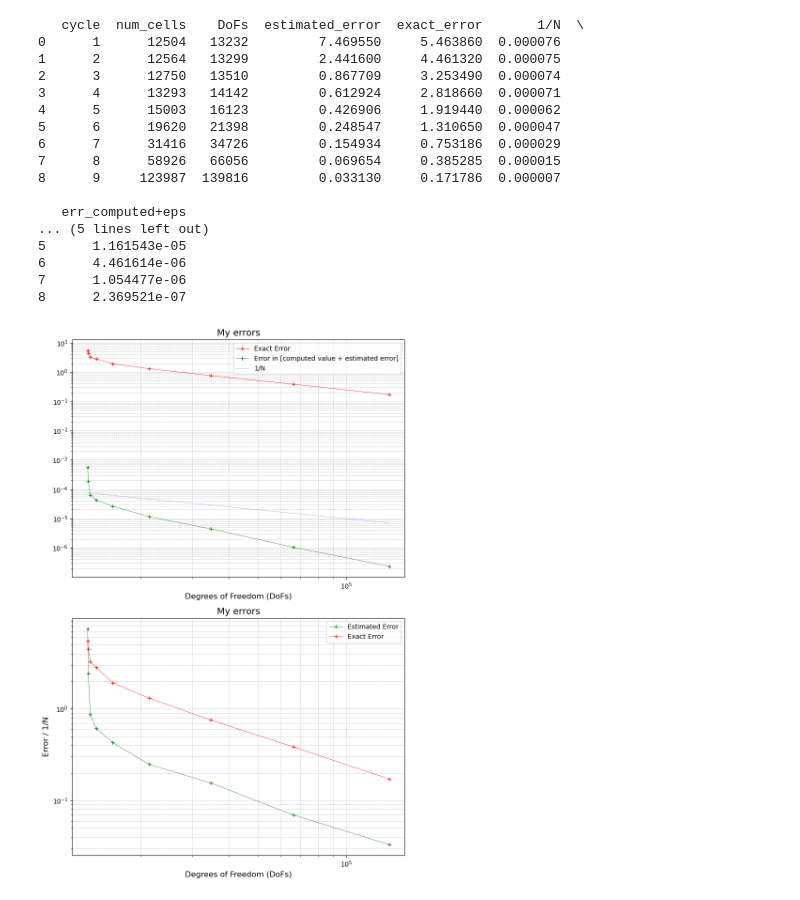
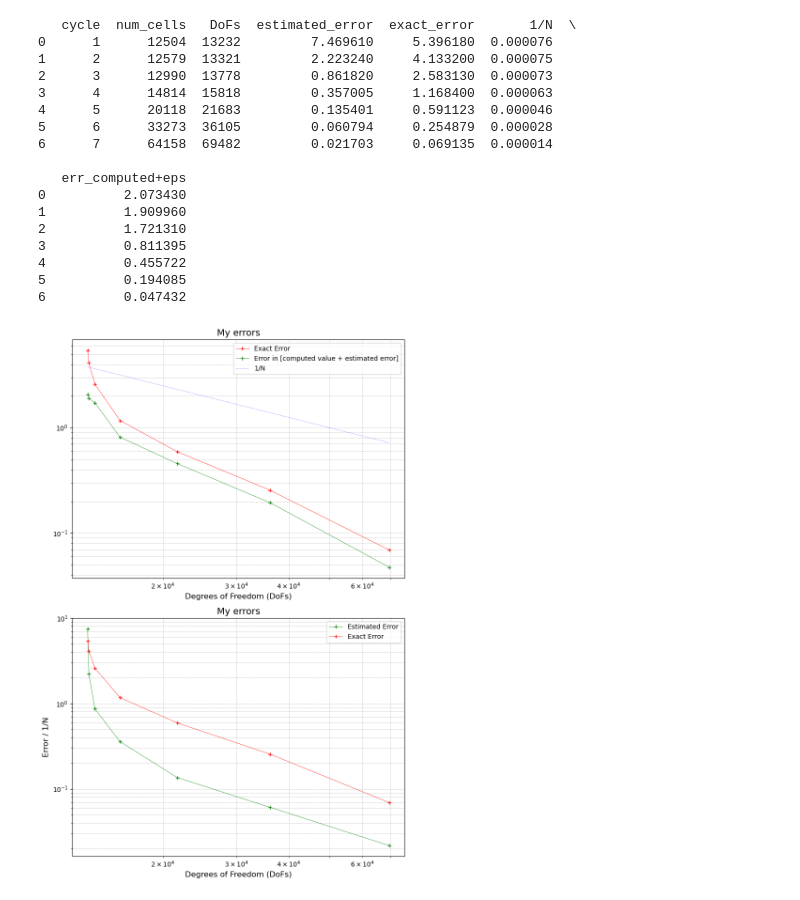
Before and after one commit to Matteo-Malve/ion_propulsion, a Jupyter notebook: postprocessing/step14_plots.ipynb, the cells around one changed output. Saved outputs shown, nothing was run; the diff lists cells and outputs as text; code cells hidden in the pictures.

Commit message:
Fixed Rg not being exact on the boundary

```diff
--- a/postprocessing/step14_plots.ipynb
+++ b/postprocessing/step14_plots.ipynb
@@ -4,56 +4,56 @@ import matplotlib.pyplot as plt
 import numpy as np
 
 # Load the data from the CSV file
-file_name = "/Users/matteom/shared-folder/ion_propulsion/results/GO_smoothing_off-convergence_data.csv"
+file_name = "/Users/matteom/shared-folder/ion_propulsion/results/GO_4_0-convergence_data.csv"
 data = pd.read_csv(file_name)
 
 # Compute 1/N (1/DoFs)
 data['1/N'] = 1 / data['DoFs']
-data['err_computed+eps'] = data['exact_error']-data["estimated_error"]
+data['err_computed+eps'] = abs(data['exact_error']-data["estimated_error"])
 print(data)
 
 # Create the figure
 plt.figure(figsize=(8, 12))  # Adjust the figure size for two plots
 
 # Plot 1: Original log-log plot
 plt.subplot(2, 1, 1)  # First subplot (top)
 plt.loglog(data['DoFs'], data['exact_error'], "r-+", linewidth=0.5, label='Exact Error')
 plt.loglog(data['DoFs'], data['err_computed+eps'],"g-+", linewidth=0.5, label='Error in [computed value + estimated error]')
-plt.loglog(data['DoFs'], data['1/N'], "b:", linewidth=0.5, label='1/N')
+plt.loglog(data['DoFs'], data['1/N']*50000, "b:", linewidth=0.5, label='1/N')
 plt.xlabel('Degrees of Freedom (DoFs)', fontsize=12)
 plt.title('My errors', fontsize=14)
 plt.legend()
 plt.grid(True, which="both", linestyle='--', linewidth=0.5)
 
 # Plot 2: Duplicate plot
 plt.subplot(2, 1, 2)  # Second subplot (bottom)
 plt.loglog(data['DoFs'], data['estimated_error'],"g-+", linewidth=0.5, label='Estimated Error')
 plt.loglog(data['DoFs'], data['exact_error'],"r-+", linewidth=0.5, label='Exact Error')
 plt.xlabel('Degrees of Freedom (DoFs)', fontsize=12)
 plt.ylabel('Error / 1/N', fontsize=12)
 plt.title('My errors', fontsize=14)
 plt.legend()
 plt.grid(True, which="both", linestyle='--', linewidth=0.5)
 
 # Adjust layout and show the plots
 plt.tight_layout()
 plt.show()
 # %% [output]
-   cycle  num_cells    DoFs  estimated_error  exact_error       1/N  \
-0      1      12504   13232         7.469550     5.463860  0.000076
-1      2      12564   13299         2.441600     4.461320  0.000075
-2      3      12750   13510         0.867709     3.253490  0.000074
-3      4      13293   14142         0.612924     2.818660  0.000071
-4      5      15003   16123         0.426906     1.919440  0.000062
-5      6      19620   21398         0.248547     1.310650  0.000047
-6      7      31416   34726         0.154934     0.753186  0.000029
-7      8      58926   66056         0.069654     0.385285  0.000015
-8      9     123987  139816         0.033130     0.171786  0.000007
+   cycle  num_cells   DoFs  estimated_error  exact_error       1/N  \
+0      1      12504  13232         7.469610     5.396180  0.000076
+1      2      12579  13321         2.223240     4.133200  0.000075
+2      3      12990  13778         0.861820     2.583130  0.000073
+3      4      14814  15818         0.357005     1.168400  0.000063
+4      5      20118  21683         0.135401     0.591123  0.000046
+5      6      33273  36105         0.060794     0.254879  0.000028
+6      7      64158  69482         0.021703     0.069135  0.000014
 
    err_computed+eps
-... (5 lines left out)
-5      1.161543e-05
-6      4.461614e-06
-7      1.054477e-06
-8      2.369521e-07
+0          2.073430
+1          1.909960
+2          1.721310
+3          0.811395
+4          0.455722
+5          0.194085
+6          0.047432
-[figure, old version]
+[figure, new version]
```
Also changed, not shown: 5 other files.
